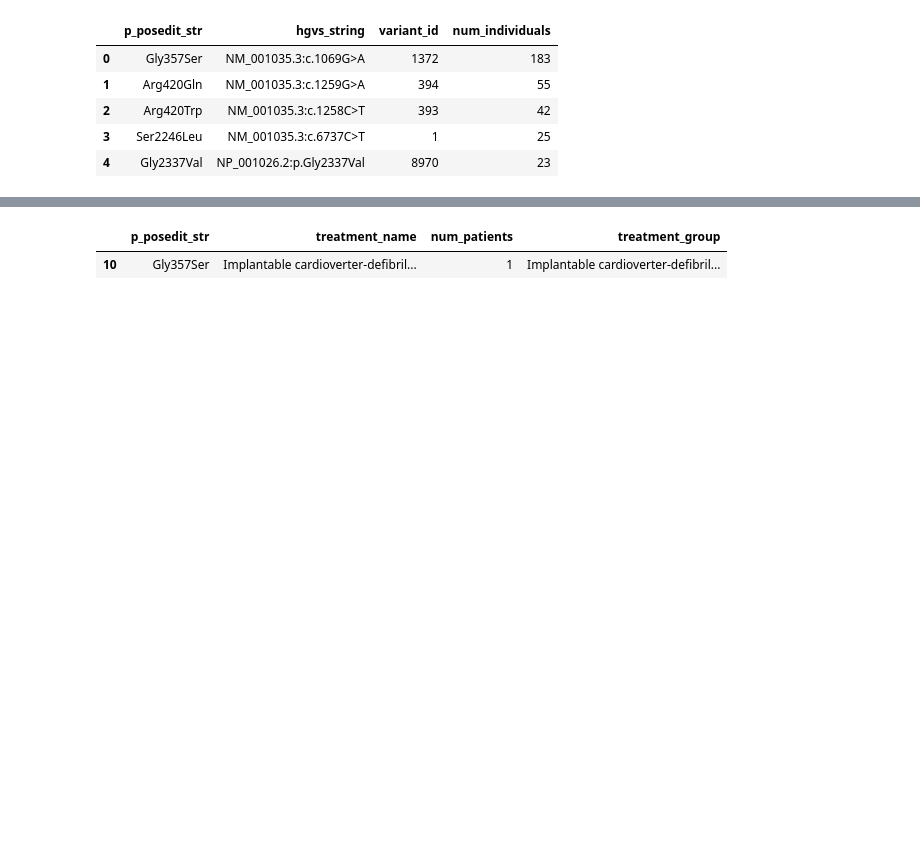
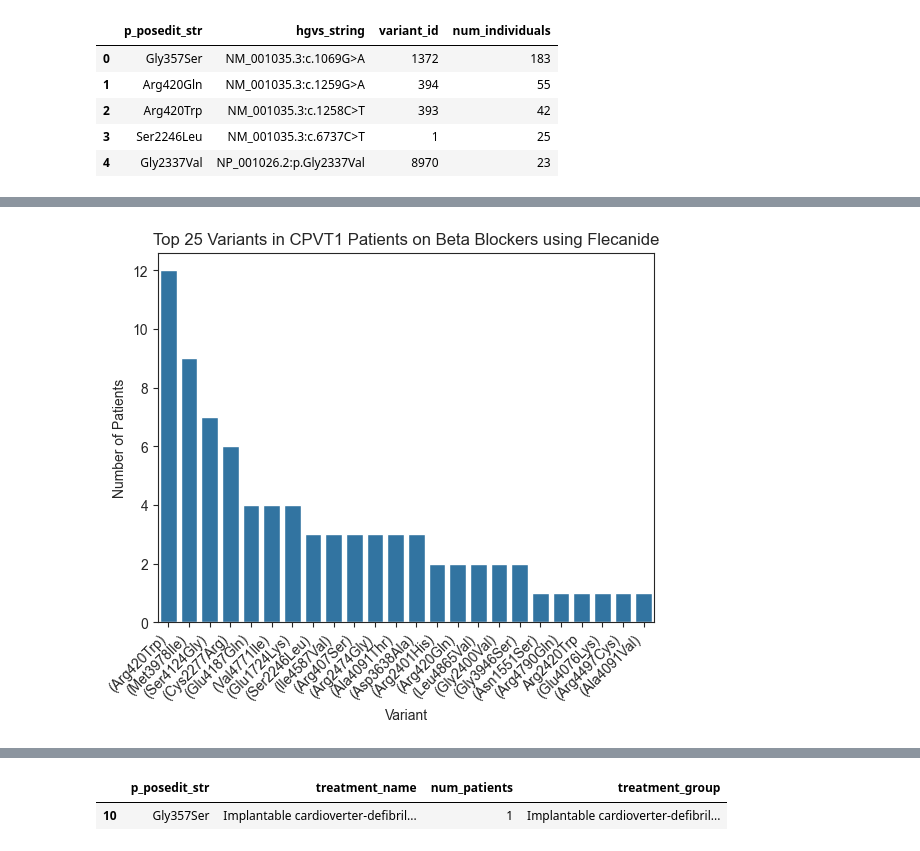
Before and after one commit to alexdaiii/cpvt_database_analysis, a Jupyter notebook: notebooks/analysis_2.ipynb, the cells around one changed output, grey strips where cells are left out. Cells and saved outputs as stored; diff of their text form; code cells hidden in the pictures; blank space fills up the shorter version.

```diff
--- a/notebooks/analysis_2.ipynb
+++ b/notebooks/analysis_2.ipynb
@@ -653,0 +692,11 @@ plt.show()
+# %%
+sns.barplot(top_flecainide, x="p_posedit_str", y="num_patients", )
+plt.xticks(rotation=45, ha="right")
+plt.title("Top 25 Variants in CPVT1 Patients on Beta Blockers using Flecanide")
+
+plt.xlabel("Variant")
+plt.ylabel("Number of Patients")
+
+plt.show()
+# %% [output]
+[figure, added]
```
Also changed, not shown: parts of 21 cells of this notebook, 2 other files.
